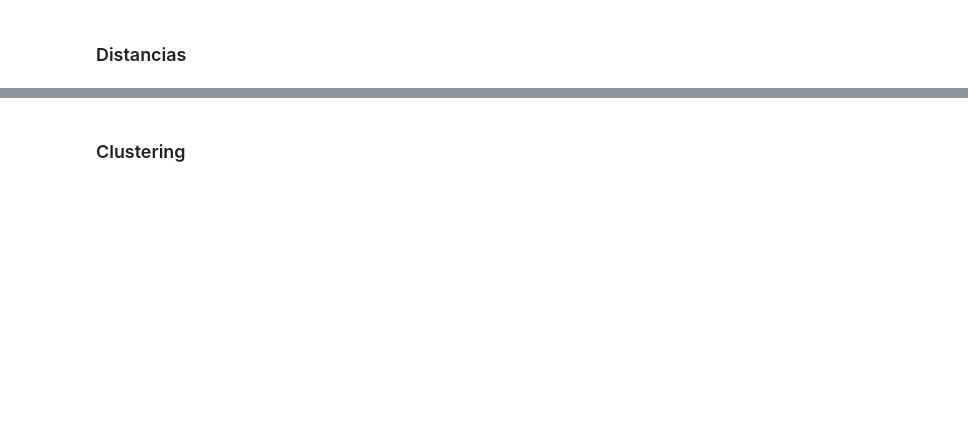
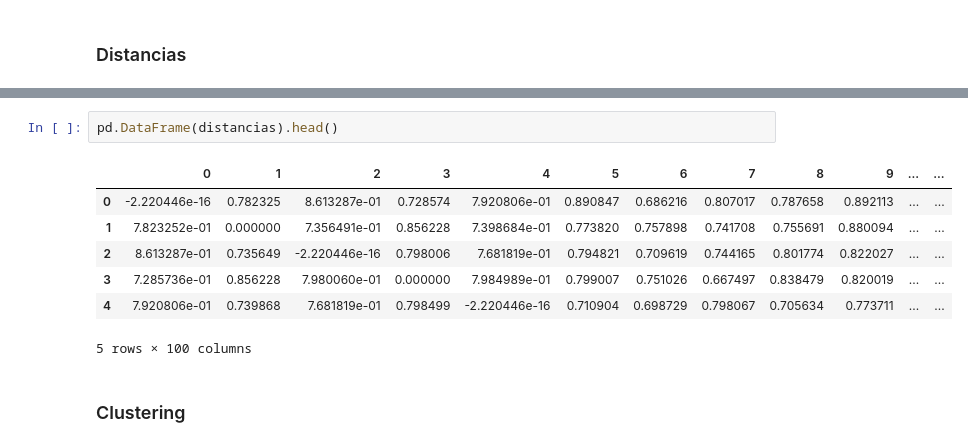
Before and after one commit to Ironhack-Data-Madrid-Agosto-2022/Apuntes-de-clase, a Jupyter notebook: semana_7/5.1 - NLP.ipynb, the cells around one changed output, grey strips where cells are left out. Drawn from its saved outputs; the diff is of its cells as text; blank space fills up the shorter version.

```diff
--- a/semana_7/5.1 - NLP.ipynb
+++ b/semana_7/5.1 - NLP.ipynb
@@ -40,2 +220,12 @@ El proceso es similar que en USL, primero se vectorizan las palabras y después
+# %%
+pd.DataFrame(distancias).head()
+# %% [output]
+|  | 0 | 1 | 2 | 3 | 4 | 5 | 6 | 7 | 8 | 9 | ... | ... |
+| 0 | -2.220446e-16 | 0.782325 | 8.613287e-01 | 0.728574 | 7.920806e-01 | 0.890847 | 0.686216 | 0.807017 | 0.787658 | 0.892113 | ... | ... |
+| 1 | 7.823252e-01 | 0.000000 | 7.356491e-01 | 0.856228 | 7.398684e-01 | 0.773820 | 0.757898 | 0.741708 | 0.755691 | 0.880094 | ... | ... |
+| 2 | 8.613287e-01 | 0.735649 | -2.220446e-16 | 0.798006 | 7.681819e-01 | 0.794821 | 0.709619 | 0.744165 | 0.801774 | 0.822027 | ... | ... |
+| 3 | 7.285736e-01 | 0.856228 | 7.980060e-01 | 0.000000 | 7.984989e-01 | 0.799007 | 0.751026 | 0.667497 | 0.838479 | 0.820019 | ... | ... |
+| 4 | 7.920806e-01 | 0.739868 | 7.681819e-01 | 0.798499 | -2.220446e-16 | 0.710904 | 0.698729 | 0.798067 | 0.705634 | 0.773711 | ... | ... |
+5 rows × 100 columns
 # %% [markdown]
 ### Clustering
```
Also changed, not shown: parts of 60 cells of this notebook.
